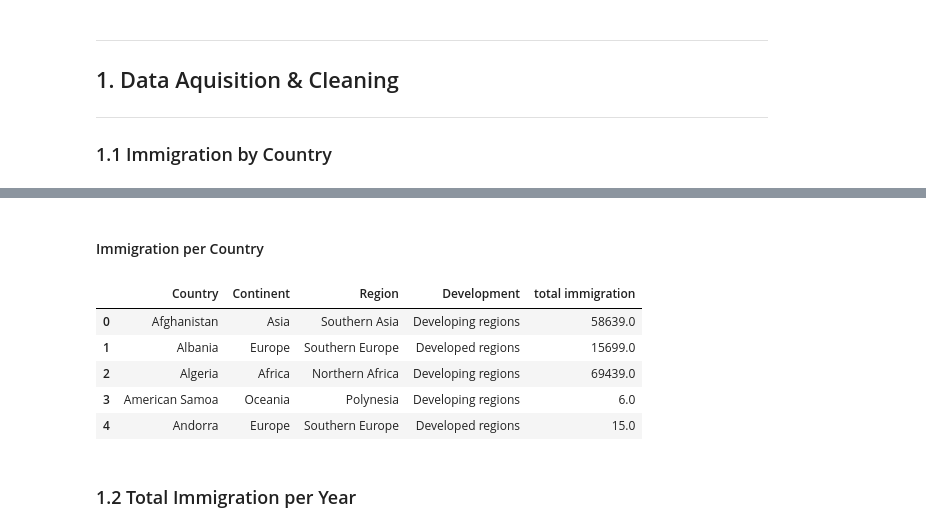
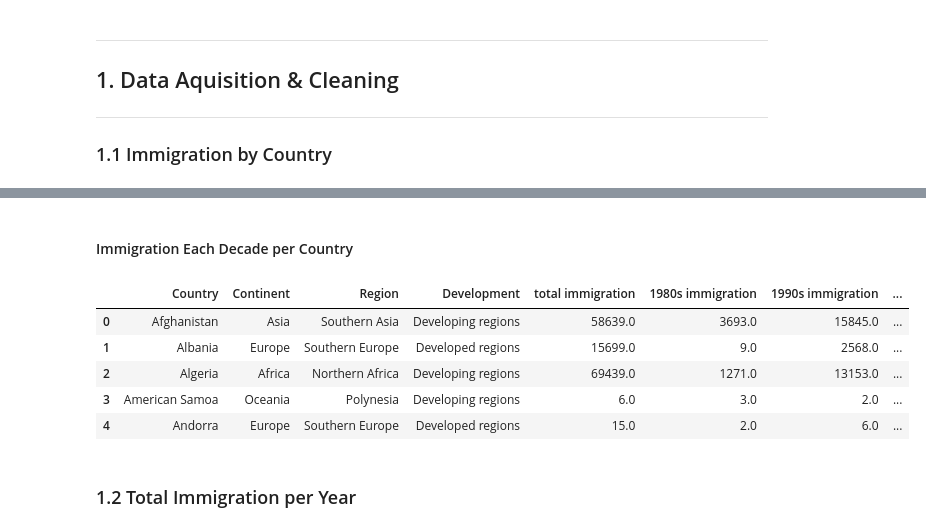
Before and after one commit to ayliahfani/Canadian-Immigration-Trends, a Jupyter notebook: VA Coursework.ipynb, the cells around one changed output, grey strips where cells are left out. Saved outputs shown, nothing was run; the diff lists cells and outputs as text; code cells hidden in the pictures.

```diff
--- a/VA Coursework.ipynb
+++ b/VA Coursework.ipynb
@@ -75,6 +72,10 @@ immigration.drop(columns=['Type', 'Coverage','AREA','REG','DEV'], inplace=True)
 # get rid of NaN columns
 immigration.dropna(axis=1,thresh=10, inplace=True)
 
+# get rid of NaN Rows
+immigration.dropna(axis=0,thresh=10, inplace=True)
+
+# rename columns
 immigration.columns = ['Country','Continent','Region','Development',
                        '1980','1981','1982','1983','1984','1985','1986','1987','1988','1989',
                        '1990','1991','1992','1993','1994','1995','1996','1997','1998','1999',
@@ -100,25 +117,37 @@ immigration_year.head()
 # %% [markdown]
-#### Immigration per Country
+#### Immigration Each Decade per Country
 # %%
-# create datafram for total immigration per country
-immigration_country = immigration
+# create dataframe for total immigration per country
+immigration_decade = immigration.copy()
 
 # sum migrants arriving for all years
-immigration_country['total immigration']=immigration_country.sum(axis=1)
+immigration_decade['total immigration']=immigration_decade.sum(axis=1)
+
+# migrants arriving in each decade
+eighties = ['1980', '1981', '1982','1983', '1984', '1985', '1986', '1987', '1988', '1989']
+nineties = ['1990', '1991','1992', '1993', '1994', '1995', '1996', '1997', '1998', '1999']
+thousands = ['2000','2001', '2002', '2003', '2004', '2005', '2006', '2007', '2008', '2009']
+
+immigration_decade['1980s immigration']=immigration_decade[eighties].sum(axis=1)
+immigration_decade['1990s immigration']=immigration_decade[nineties].sum(axis=1)
+immigration_decade['2000s immigration']=immigration_decade[thousands].sum(axis=1)
 
 # drop year columns
-immigration_country.drop(columns=['1980', '1981', '1982','1983', '1984', '1985', '1986', '1987', '1988', '1989',
-                                  '1990', '1991','1992', '1993', '1994', '1995', '1996', '1997', '1998', '1999',
-                                 '2000','2001', '2002', '2003', '2004', '2005', '2006', '2007', '2008', '2009',
-                                '2010', '2011', '2012', '2013'], inplace=True)
-immigration_country.head()
+immigration_decade.drop(columns=['1980', '1981', '1982','1983', '1984', '1985', '1986', '1987', '1988', '1989',
+                                '1990', '1991','1992', '1993', '1994', '1995', '1996', '1997', '1998', '1999',
+                              '2000','2001', '2002', '2003', '2004', '2005', '2006', '2007', '2008', '2009',
+                            '2010', '2011', '2012', '2013'], inplace=True)
+# drop row 196
+immigration_decade.drop(index=196, inplace = True, axis=0)
+
+immigration_decade.head()
 # %% [output]
-|  | Country | Continent | Region | Development | total immigration |
-| 0 | Afghanistan | Asia | Southern Asia | Developing regions | 58639.0 |
-| 1 | Albania | Europe | Southern Europe | Developed regions | 15699.0 |
-| 2 | Algeria | Africa | Northern Africa | Developing regions | 69439.0 |
-| 3 | American Samoa | Oceania | Polynesia | Developing regions | 6.0 |
-| 4 | Andorra | Europe | Southern Europe | Developed regions | 15.0 |
+|  | Country | Continent | Region | Development | total immigration | 1980s immigration | 1990s immigration | ... |
+| 0 | Afghanistan | Asia | Southern Asia | Developing regions | 58639.0 | 3693.0 | 15845.0 | ... |
+| 1 | Albania | Europe | Southern Europe | Developed regions | 15699.0 | 9.0 | 2568.0 | ... |
+| 2 | Algeria | Africa | Northern Africa | Developing regions | 69439.0 | 1271.0 | 13153.0 | ... |
+| 3 | American Samoa | Oceania | Polynesia | Developing regions | 6.0 | 3.0 | 2.0 | ... |
+| 4 | Andorra | Europe | Southern Europe | Developed regions | 15.0 | 2.0 | 6.0 | ... |
 # %% [markdown]
 ### 1.2 Total Immigration per Year
 # %%
```
Also changed, not shown: parts of 32 cells of this notebook.
